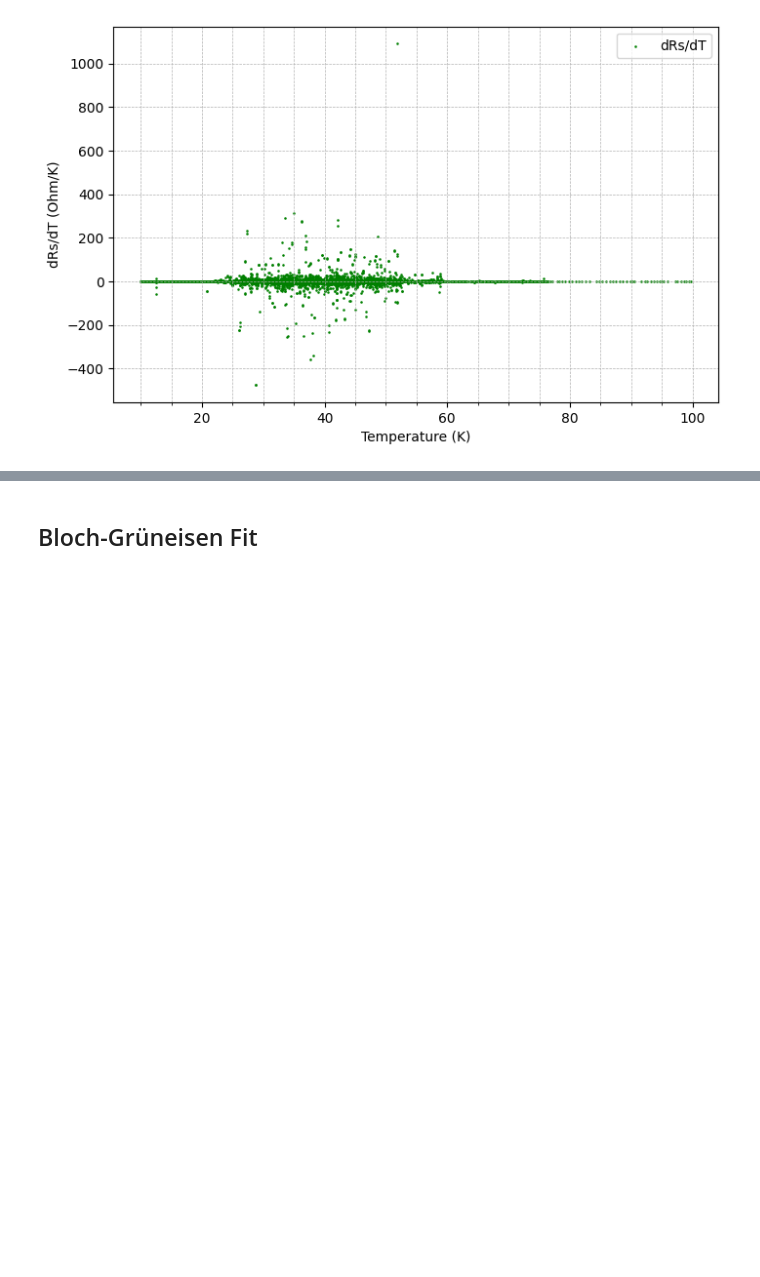
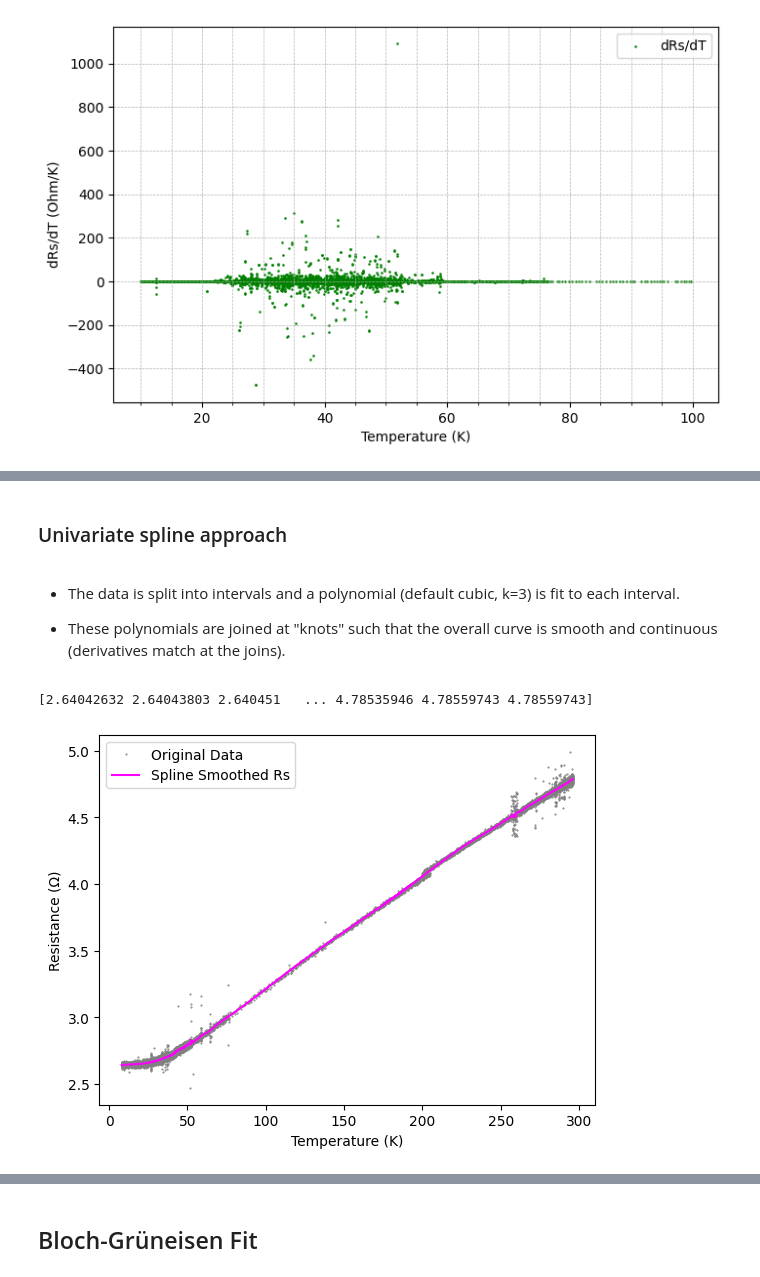
Before and after one commit to gamberoillecito/Nb-Characterization, a Jupyter notebook: R-vs-T/VdP_dataline.ipynb, the cells around one changed output, grey strips where cells are left out. Saved outputs shown, nothing was run; the diff lists cells and outputs as text; code cells hidden in the pictures; blank space fills up the shorter version.

```diff
--- a/R-vs-T/VdP_dataline.ipynb
+++ b/R-vs-T/VdP_dataline.ipynb
@@ -402,0 +404,43 @@ plt.scatter(Tf, Rs, s = .7, color='blue' )
+# %% [markdown]
+### Univariate spline approach
+# %% [markdown]
+- The data is split into intervals and a polynomial (default cubic, k=3) is fit to each interval.
+
+- These polynomials are joined at "knots" such that the overall curve is smooth and continuous (derivatives match at the joins).
+# %%
+from scipy.interpolate import UnivariateSpline
+
+# sort
+sorted_indices = np.argsort(Tf)
+Tf_sorted = Tf[sorted_indices]
+Rs_sorted = Rs[sorted_indices]
+
+# fit
+spline = UnivariateSpline(Tf_sorted, Rs_sorted, s=5, k=3)
+Rs_spline_sorted = spline(Tf_sorted)
+
+# unsort
+unsorted_indices = np.argsort(sorted_indices)
+Rs_spline = Rs_spline_sorted[unsorted_indices]
+
+# derivative
+spline_deriv = spline.derivative(n=1)
+Rs_prime_sorted = spline_deriv(Tf_sorted)
+
+# unsort smoothed values and derivatives
+unsorted_indices = np.argsort(sorted_indices)
+Rs_spline = Rs_spline_sorted[unsorted_indices]
+Rs_prime = Rs_prime_sorted[unsorted_indices]
+
+
+print(Rs_spline)
+plt.plot(Tf, Rs, 'o',markersize = '.5', color = 'gray', label="Original Data")
+plt.plot(Tf, Rs_spline, '-',color = 'magenta', label="Spline Smoothed Rs")
+#plt.plot(Tf, Rs_prime, '-',color = 'green', label="Spline derivative")
+plt.xlabel("Temperature (K)")
+plt.ylabel("Resistance (Ω)")
+plt.legend()
+plt.show()
+# %% [output]
+[2.64042632 2.64043803 2.640451   ... 4.78535946 4.78559743 4.78559743]
+[figure, added]
```
Also changed, not shown: parts of 11 cells of this notebook.
